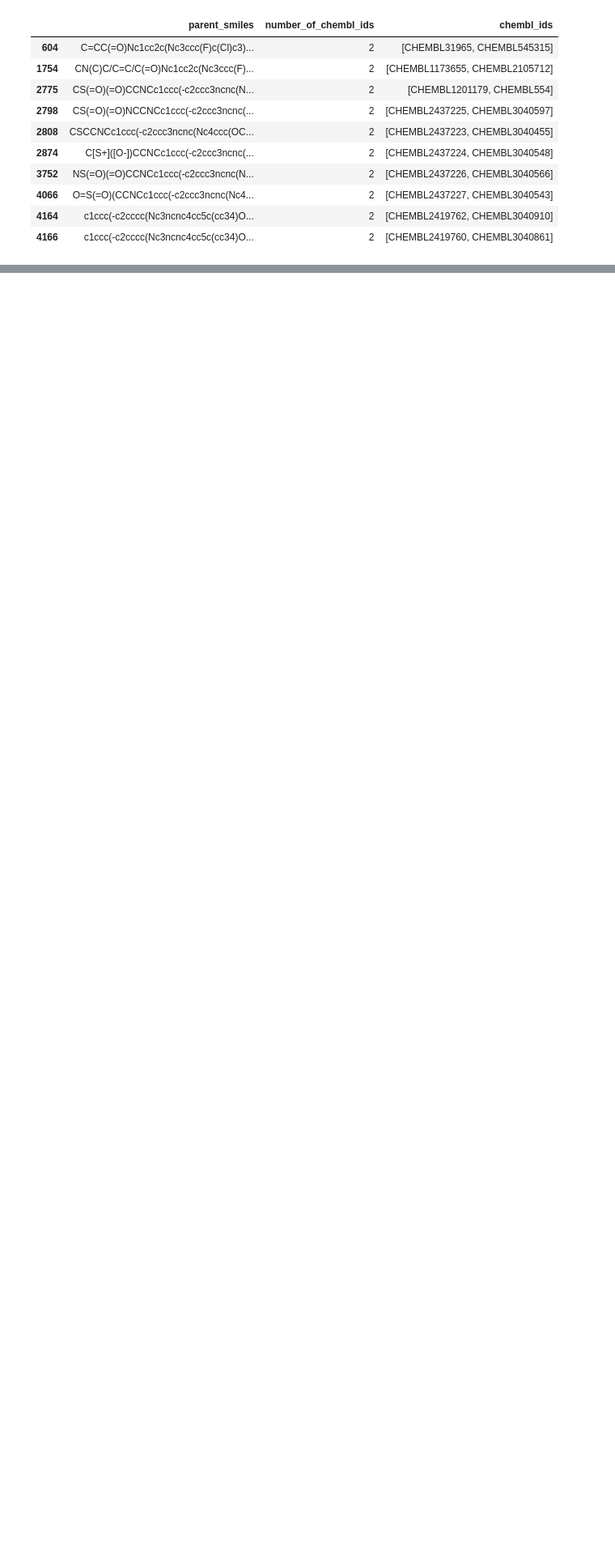
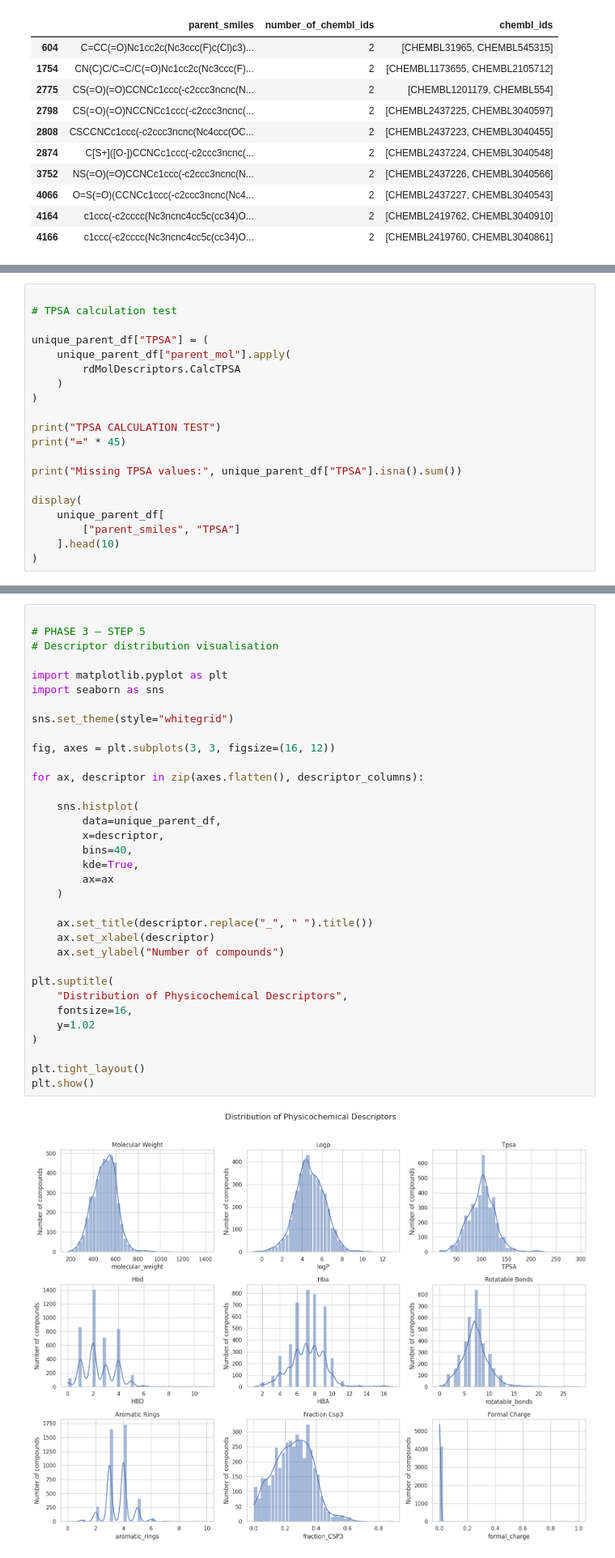
Before and after one commit to Aadarshmishra13/ai-driven-drug-discovery, a Jupyter notebook: notebooks/01_EGFR_Target_and_ChEMBL_Data_Audit.ipynb, the cells around one changed output, grey strips where cells are left out. Shown at 81% size. Saved outputs shown, nothing was run; the diff lists cells and outputs as text; blank space fills up the shorter version.

Commit message:
Complete Phase 3 molecular feature engineering

```diff
--- a/notebooks/01_EGFR_Target_and_ChEMBL_Data_Audit.ipynb
+++ b/notebooks/01_EGFR_Target_and_ChEMBL_Data_Audit.ipynb
@@ -3894,0 +3977,20 @@ All 4,181 unique compounds passed molecular parsing and parent-structure integri
+# %%
+
+# TPSA calculation test
+
+unique_parent_df["TPSA"] = (
+    unique_parent_df["parent_mol"].apply(
+        rdMolDescriptors.CalcTPSA
+    )
+)
+
+print("TPSA CALCULATION TEST")
+print("=" * 45)
+
+print("Missing TPSA values:", unique_parent_df["TPSA"].isna().sum())
+
+display(
+    unique_parent_df[
+        ["parent_smiles", "TPSA"]
+    ].head(10)
+)
@@ -3894,0 +4314,36 @@ All 4,181 unique compounds passed molecular parsing and parent-structure integri
+# %%
+
+# PHASE 3 — STEP 5
+# Descriptor distribution visualisation
+
+import matplotlib.pyplot as plt
+import seaborn as sns
+
+sns.set_theme(style="whitegrid")
+
+fig, axes = plt.subplots(3, 3, figsize=(16, 12))
+
+for ax, descriptor in zip(axes.flatten(), descriptor_columns):
+
+    sns.histplot(
+        data=unique_parent_df,
+        x=descriptor,
+        bins=40,
+        kde=True,
+        ax=ax
+    )
+
+    ax.set_title(descriptor.replace("_", " ").title())
+    ax.set_xlabel(descriptor)
+    ax.set_ylabel("Number of compounds")
+
+plt.suptitle(
+    "Distribution of Physicochemical Descriptors",
+    fontsize=16,
+    y=1.02
+)
+
+plt.tight_layout()
+plt.show()
+# %% [output]
+[figure, added]
```
Also changed, not shown: parts of 17 cells of this notebook.
